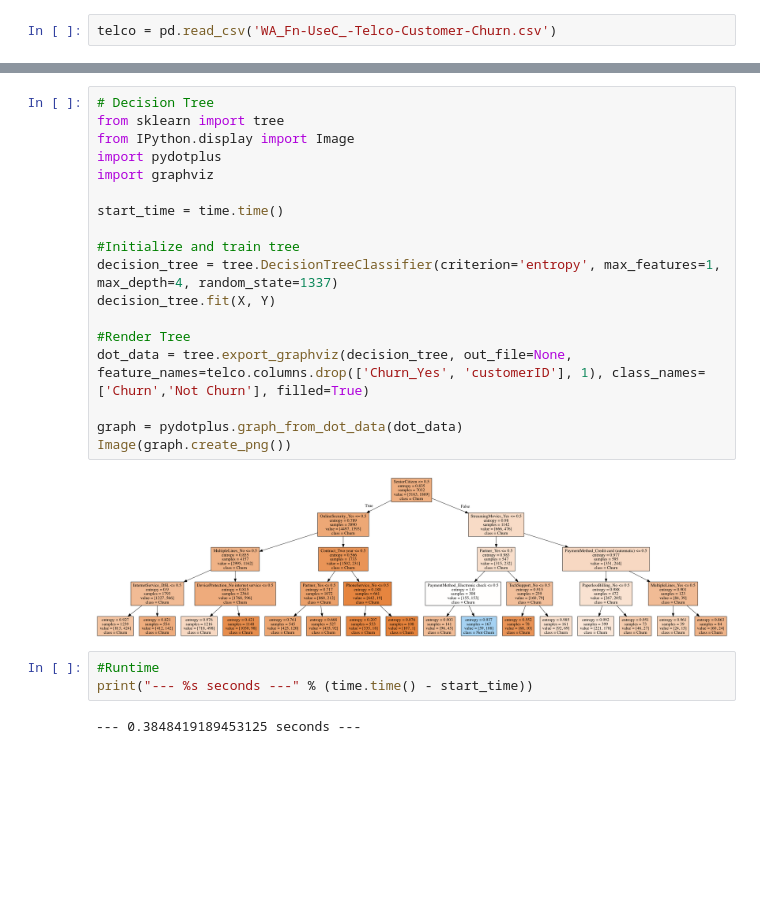
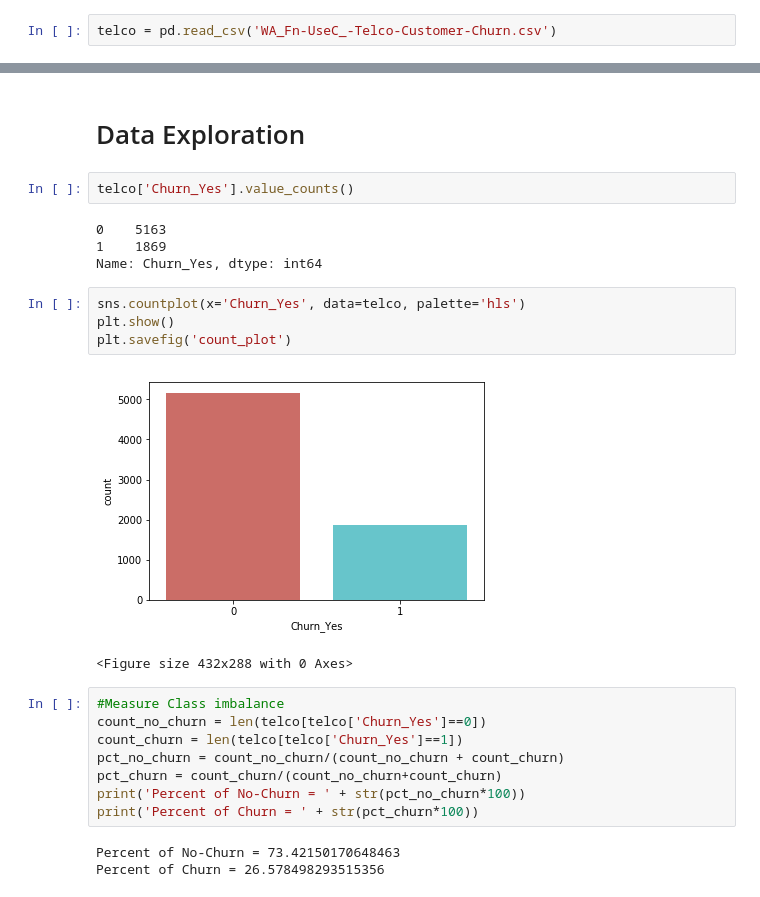
Before and after one commit to ayan1995/Thinkful, a Jupyter notebook: Bootcamp/Unit 3 Deeper into Supervised Learning/Lesson 3 Advanced Regression/Challenge/Challenge If a tree falls in the forest....ipynb, the cells around one changed output, grey strips where cells are left out. Saved outputs shown, nothing was run; the diff lists cells and outputs as text; blank space fills up the shorter version.

```diff
--- a/Bootcamp/Unit 3 Deeper into Supervised Learning/Lesson 3 Advanced Regression/Challenge/Challenge If a tree falls in the forest....ipynb
+++ b/Bootcamp/Unit 3 Deeper into Supervised Learning/Lesson 3 Advanced Regression/Challenge/Challenge If a tree falls in the forest....ipynb
@@ -63,25 +34,26 @@ print("--- %s seconds ---" % (time.time() - start_time))
-# %%
-# Decision Tree
-from sklearn import tree
-from IPython.display import Image
-import pydotplus
-import graphviz
-
-start_time = time.time()
-
-#Initialize and train tree
-decision_tree = tree.DecisionTreeClassifier(criterion='entropy', max_features=1, max_depth=4, random_state=1337)
-decision_tree.fit(X, Y)
-
-#Render Tree
-dot_data = tree.export_graphviz(decision_tree, out_file=None, feature_names=telco.columns.drop(['Churn_Yes', 'customerID'], 1), class_names=['Churn','Not Churn'], filled=True)
-
-graph = pydotplus.graph_from_dot_data(dot_data)
-Image(graph.create_png())
-# %% [output]
-[figure, removed]
-# %%
-#Runtime
-print("--- %s seconds ---" % (time.time() - start_time))
-# %% [output]
---- 0.3848419189453125 seconds ---
+# %% [markdown]
+# Data Exploration
+# %%
+telco['Churn_Yes'].value_counts()
+# %% [output]
+0    5163
+1    1869
+Name: Churn_Yes, dtype: int64
+# %%
+sns.countplot(x='Churn_Yes', data=telco, palette='hls')
+plt.show()
+plt.savefig('count_plot')
+# %% [output]
+[figure, added]
+<Figure size 432x288 with 0 Axes>
+# %%
+#Measure Class imbalance
+count_no_churn = len(telco[telco['Churn_Yes']==0])
+count_churn = len(telco[telco['Churn_Yes']==1])
+pct_no_churn = count_no_churn/(count_no_churn + count_churn)
+pct_churn = count_churn/(count_no_churn+count_churn)
+print('Percent of No-Churn = ' + str(pct_no_churn*100))
+print('Percent of Churn = ' + str(pct_churn*100))
+# %% [output]
+Percent of No-Churn = 73.42150170648463
+Percent of Churn = 26.578498293515356
```
Also changed, not shown: parts of 42 cells of this notebook, 17 other files.
